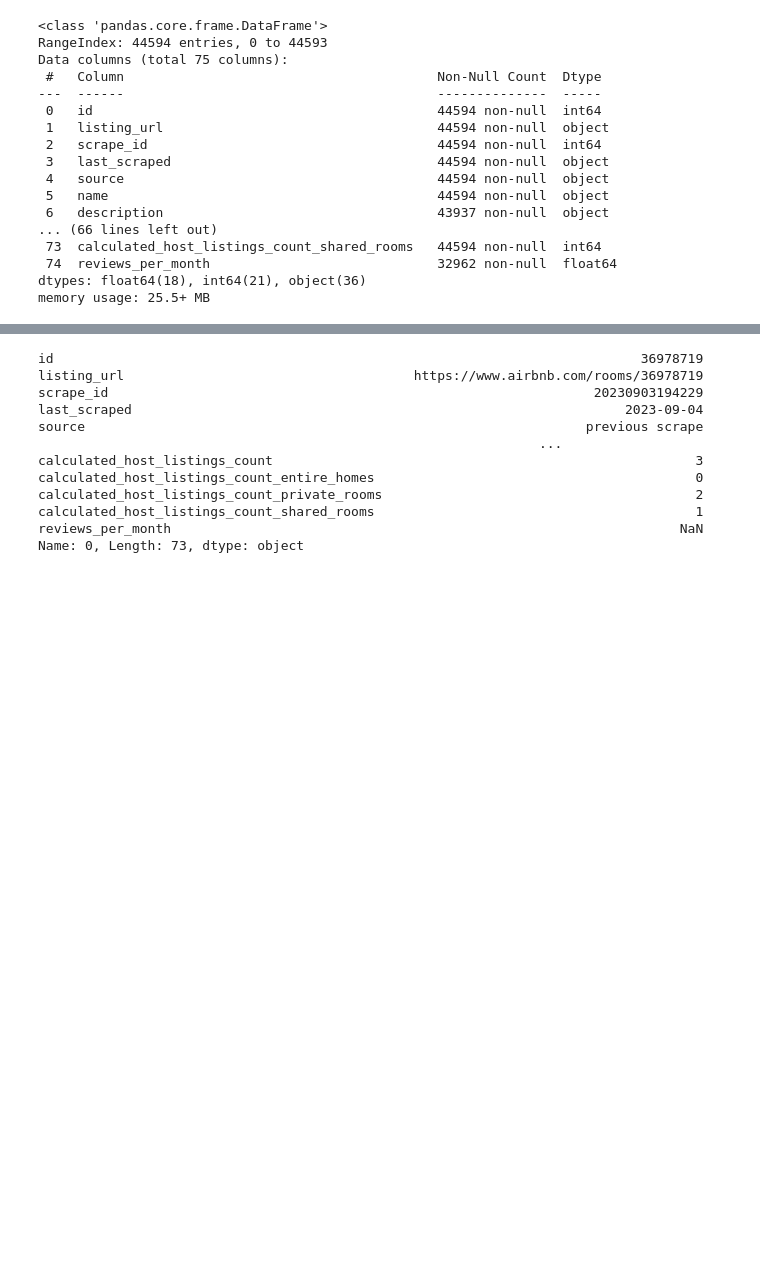
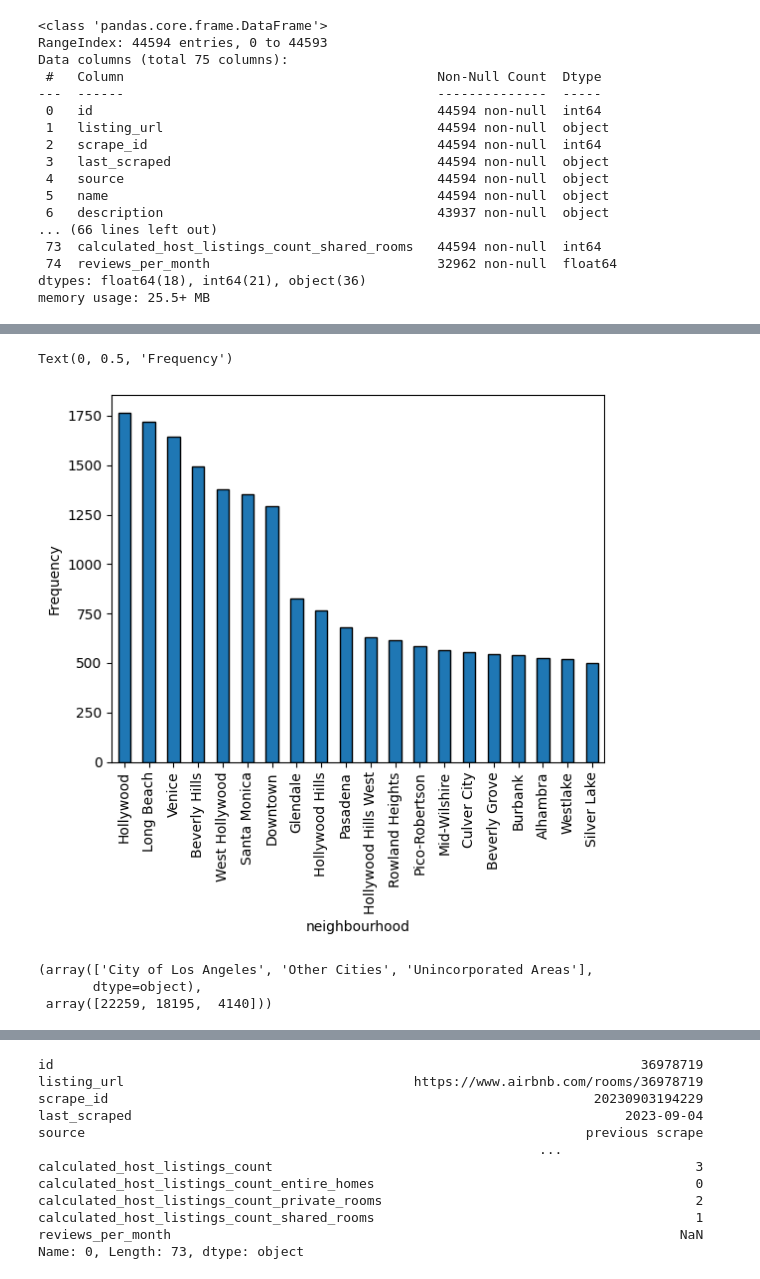
Before and after one commit to zinakhazaee/Visualization, a Jupyter notebook: airbnb.ipynb, the cells around one changed output, grey strips where cells are left out. Drawn from its saved outputs; the diff is of its cells as text; code cells hidden in the pictures; blank space fills up the shorter version.

```diff
--- a/airbnb.ipynb
+++ b/airbnb.ipynb
@@ -69,0 +91,15 @@ df.drop(columns=['calendar_updated','bathrooms'],axis=1 , inplace=True)
+# %%
+top = (df['neighbourhood_cleansed'].value_counts()).iloc[:20]
+# %%
+top.plot(kind='bar', edgecolor='black')
+plt.xlabel('neighbourhood')
+plt.ylabel('Frequency')
+# %% [output]
+Text(0, 0.5, 'Frequency')
+[figure, added]
+# %%
+np.unique(df['neighbourhood_group_cleansed'], return_counts=True)
+# %% [output]
+(array(['City of Los Angeles', 'Other Cities', 'Unincorporated Areas'],
+       dtype=object),
+ array([22259, 18195,  4140]))
```
Also changed, not shown: parts of 5 cells of this notebook.
